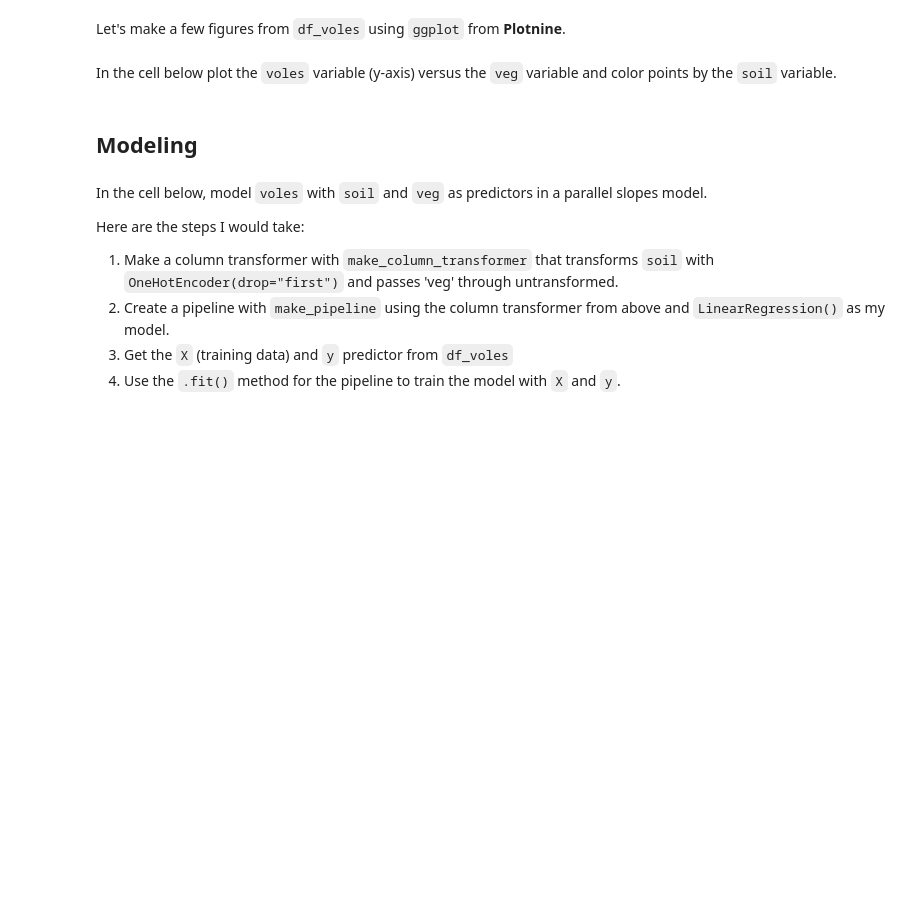
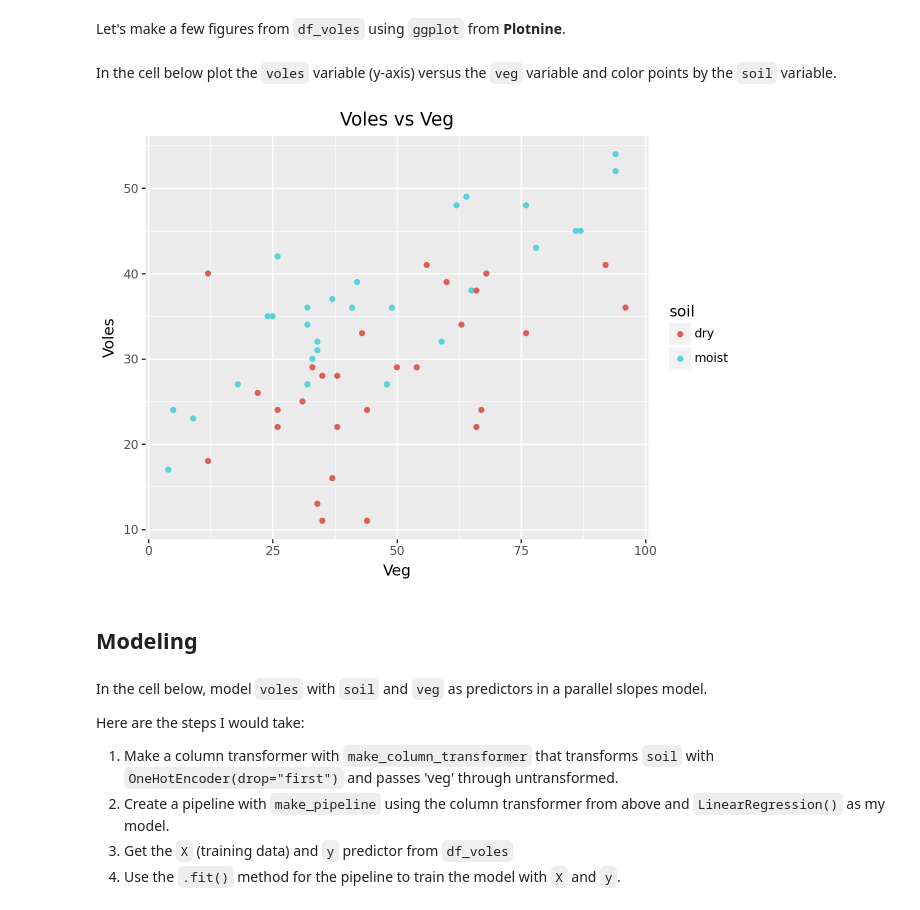
Before and after one commit to UNC-DATA-730/unit-6-assignment-yifeiwang2025, a Jupyter notebook: assignment6.ipynb, the cells around one changed output. Drawn from its saved outputs; the diff is of its cells as text; code cells hidden in the pictures; blank space fills up the shorter version.

```diff
--- a/assignment6.ipynb
+++ b/assignment6.ipynb
@@ -14,6 +21,8 @@ Import the following items,
 Use `pd.read_csv` to read in data from the following URL: http://bit.ly/2IgDF0E. Capture the data into a dataframe called `df_voles`.
 
 ❗️Hint: just like in `R` we can read data directly from a URL.
+# %%
+df_voles = pd.read_csv("http://bit.ly/2IgDF0E")
 # %% [markdown]
 Preview the data with the `.head()` method.
 
@@ -29,6 +47,16 @@ The data contains the variables:
 Let's make a few figures from `df_voles` using `ggplot` from **Plotnine**.
 # %% [markdown]
 In the cell below plot the `voles` variable (y-axis) versus the `veg` variable and color points by the `soil` variable.
+# %%
+plot = (
+    ggplot(df_voles, aes(x='veg', y='voles')) +
+    geom_point(aes(color='soil')) +
+    labs(title='Voles vs Veg', x='Veg', y='Voles')
+)
+
+print(plot)
+# %% [output]
+[figure, added]
 # %% [markdown]
 ## Modeling
 # %% [markdown]
```
Also changed, not shown: parts of 11 cells of this notebook.
